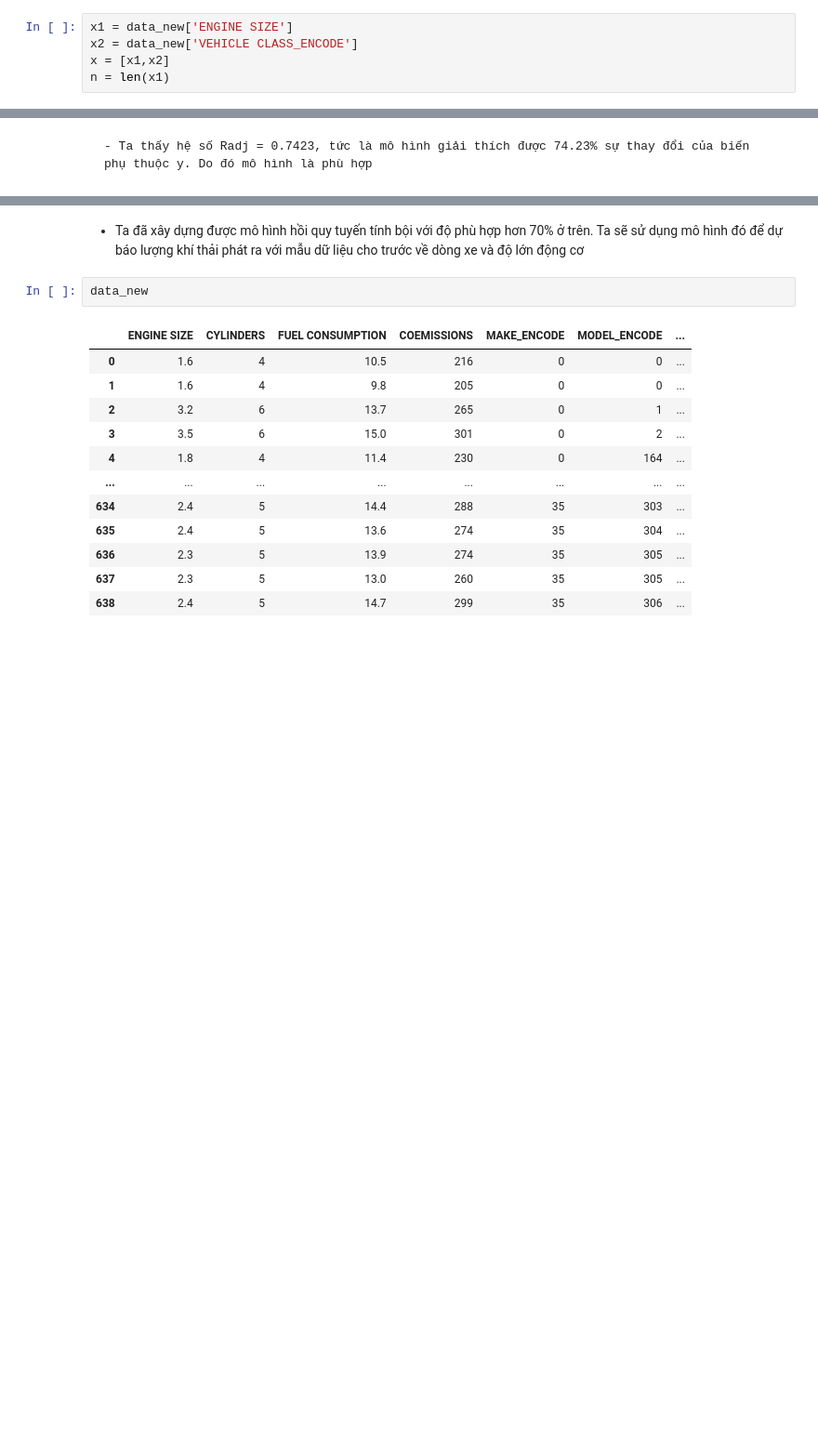
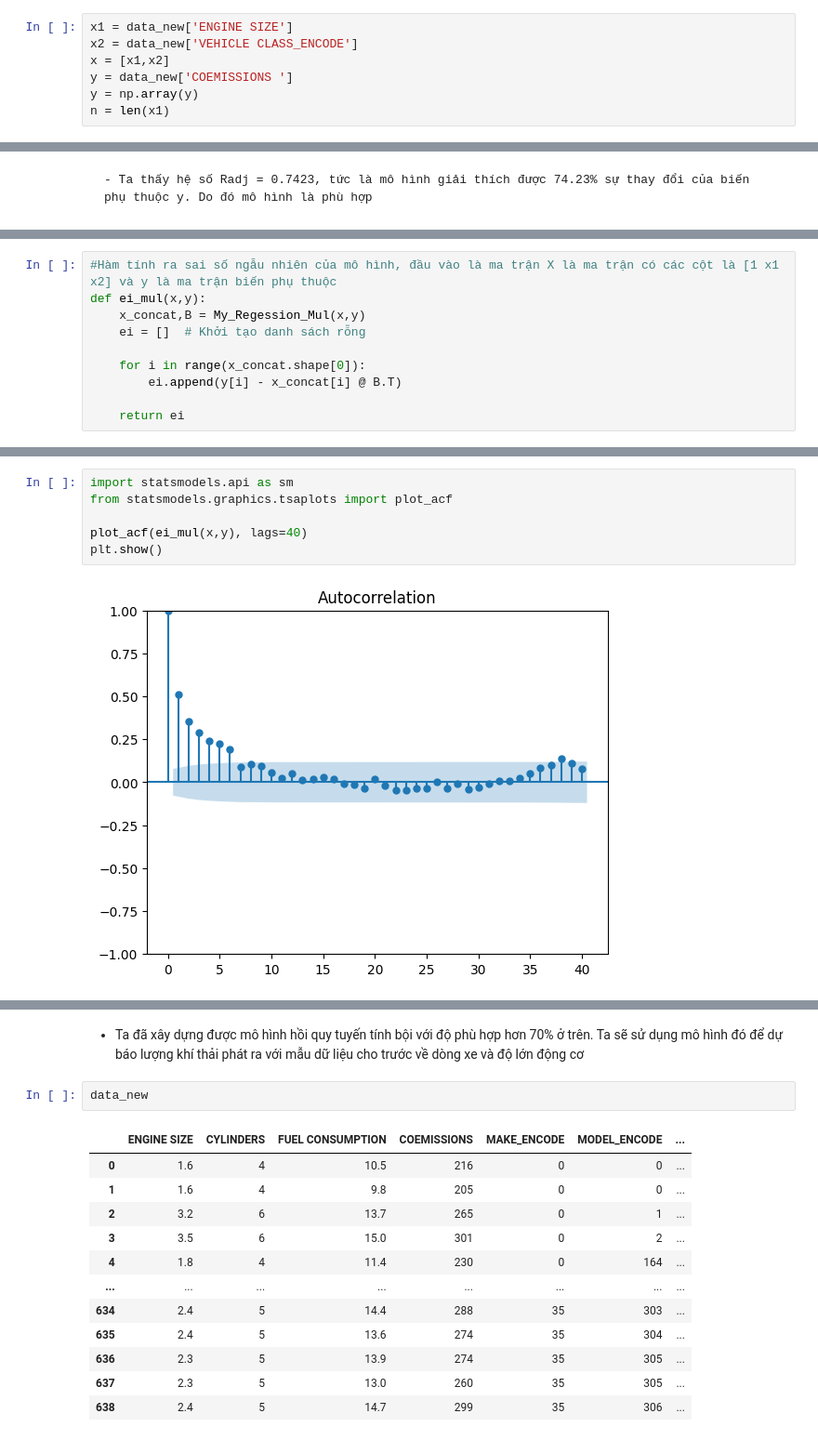
Before and after one commit to nigt1101/SLTK, a Jupyter notebook: Regression.ipynb, the cells around one changed output, grey strips where cells are left out. Shown at 93% size. Drawn from its saved outputs; the diff is of its cells as text; blank space fills up the shorter version.

```diff
--- a/Regression.ipynb
+++ b/Regression.ipynb
@@ -524,6 +508,8 @@ sns.heatmap(data=adjusted_cereal_corr, mask=adjusted_mask,
 x1 = data_new['ENGINE SIZE']
 x2 = data_new['VEHICLE CLASS_ENCODE']
 x = [x1,x2]
+y = data_new['COEMISSIONS ']
+y = np.array(y)
 n = len(x1)
 # %% [markdown]
 - Xây dựng hàm tìm ra mô hình hồi quy thực nghiệm
@@ -765,0 +756,10 @@ np.float64(0.9503094057142847)
+# %%
+#Hàm tính ra sai số ngẫu nhiên của mô hình, đầu vào là ma trận X là ma trận có các cột là [1 x1 x2] và y là ma trận biến phụ thuộc
+def ei_mul(x,y):
+    x_concat,B = My_Regession_Mul(x,y)
+    ei = []  # Khởi tạo danh sách rỗng
+
+    for i in range(x_concat.shape[0]):
+        ei.append(y[i] - x_concat[i] @ B.T)
+
+    return ei
@@ -765,0 +805,8 @@ np.float64(0.9503094057142847)
+# %%
+import statsmodels.api as sm
+from statsmodels.graphics.tsaplots import plot_acf
+
+plot_acf(ei_mul(x,y), lags=40)
+plt.show()
+# %% [output]
+[figure, added]
```
Also changed, not shown: parts of 24 cells of this notebook.
